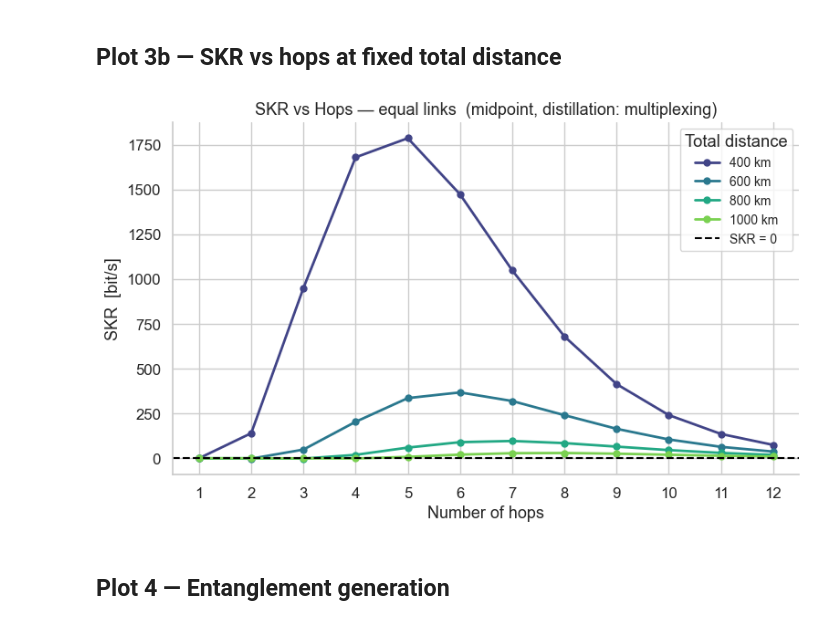
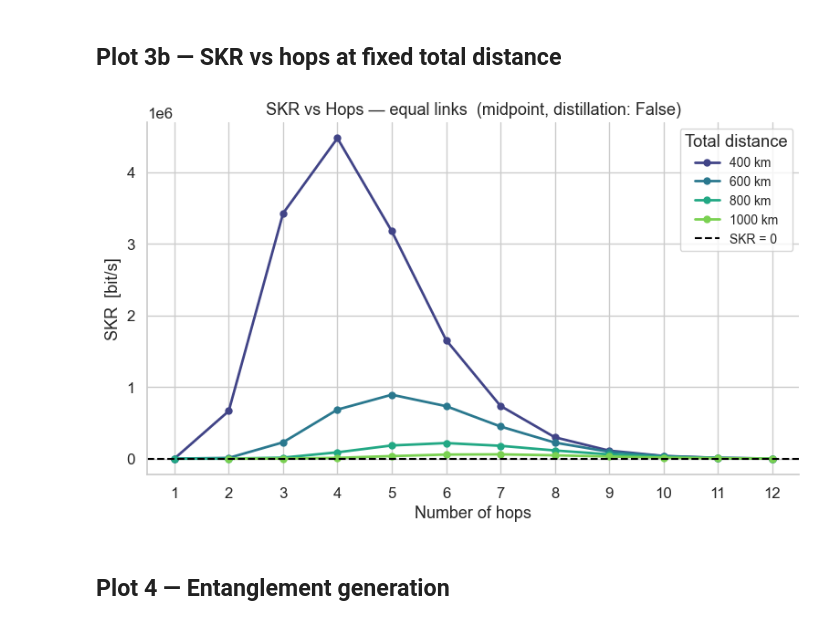
Before and after one commit to lucamar91/qkd_networks, a Jupyter notebook: analysis_plots_dist.ipynb, the cells around one changed output. Drawn from its saved outputs; the diff is of its cells as text; code cells hidden in the pictures.

```diff
--- a/analysis_plots_dist.ipynb
+++ b/analysis_plots_dist.ipynb
@@ -743,9 +776,10 @@ def plot_skr_vs_hops_fixed_dist(
         distances_km=(200, 300, 600, 700, 1000),
         max_hops=12,
         architecture='midpoint',
-        distillation_type=None,
+        distillation=False,
         distillation_time='before_swap',
-        distillation_level=1, multiphoton=False):
+        distillation_level=1, multiphoton=False,
+        multiplexing_type=None):
     """
     SKR vs hops for several fixed total distances (synthetic equal-hop paths).
 
@@ -756,39 +790,39 @@ def plot_skr_vs_hops_fixed_dist(
     max_hops         : int
     architecture     : 'node' or 'midpoint'
     distillation_type : None, 'multiplexing', or 'standard'
     """
     hop_range = range(1, max_hops + 1)
     palette   = sns.color_palette('viridis', len(distances_km))
 
     fig, ax = plt.subplots(figsize=(8, 5))
     for dist_km, colour in zip(distances_km, palette):
         skrs = [
-            _synthetic_skr(params, dist_km, h, architecture, distillation_type, distillation_time, distillation_level, multiphoton)
+            _synthetic_skr(params, dist_km, h, architecture=architecture, distillation=distillation, distillation_time=distillation_time, distillation_level=distillation_level, multiphoton=multiphoton, multiplexing_type=multiplexing_type)
             for h in hop_range
         ]
         ax.plot(list(hop_range), skrs, marker='o', linewidth=2,
                 color=colour, markersize=5, label=f'{dist_km} km')
 
     ax.axhline(0, color='black', linewidth=1.5, linestyle='--', label='SKR = 0')
     ax.set_xlabel('Number of hops', fontsize=13)
     ax.set_ylabel('SKR  [bit/s]', fontsize=13)
-    dist_str = distillation_type if distillation_type else 'none'
+    #dist_str = distillation_type if distillation_type else 'none'
     ax.set_title(
-        f'SKR vs Hops — equal links  ({architecture}, distillation: {dist_str})',
+        f'SKR vs Hops — equal links  ({architecture}, distillation: {distillation})',
         fontsize=13)
     ax.set_xticks(list(hop_range))
     ax.legend(title='Total distance', frameon=True, fontsize=10)
     ax.set_xlim(0.5, max_hops + 0.5)
     #ax.set_yscale('log')
     sns.despine()
     plt.tight_layout()
-    plt.savefig(f"plots/plot3b_skr_vs_hops_fixed_dist_{distillation_type}.pdf", bbox_inches='tight')
+    plt.savefig(f"plots/plot3b_skr_vs_hops_fixed_dist_{distillation}.pdf", bbox_inches='tight')
     plt.show()
 
 
-plot_skr_vs_hops_fixed_dist(params, distillation_type='multiplexing', distances_km=(400, 600, 800, 1000), distillation_level=4)
+plot_skr_vs_hops_fixed_dist(params, distillation=False, distances_km=(400, 600, 800, 1000), distillation_level=1, multiplexing_type='single_burst')
 # %% [output]
-[figure, old version]
+[figure, new version]
 # %% [markdown]
 ## Plot 4 — Entanglement generation
 # %%
```
Also changed, not shown: parts of 6 cells of this notebook, 1 other file.
